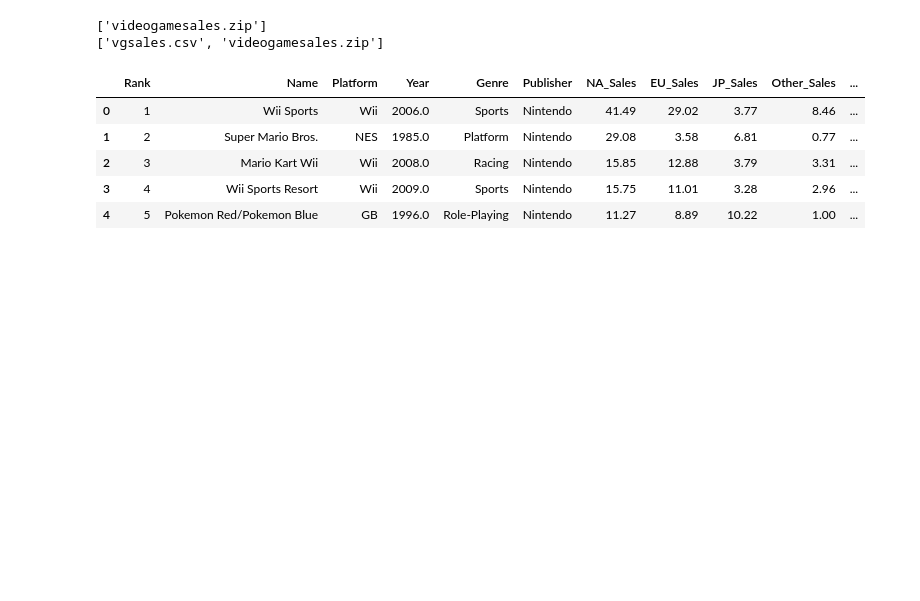
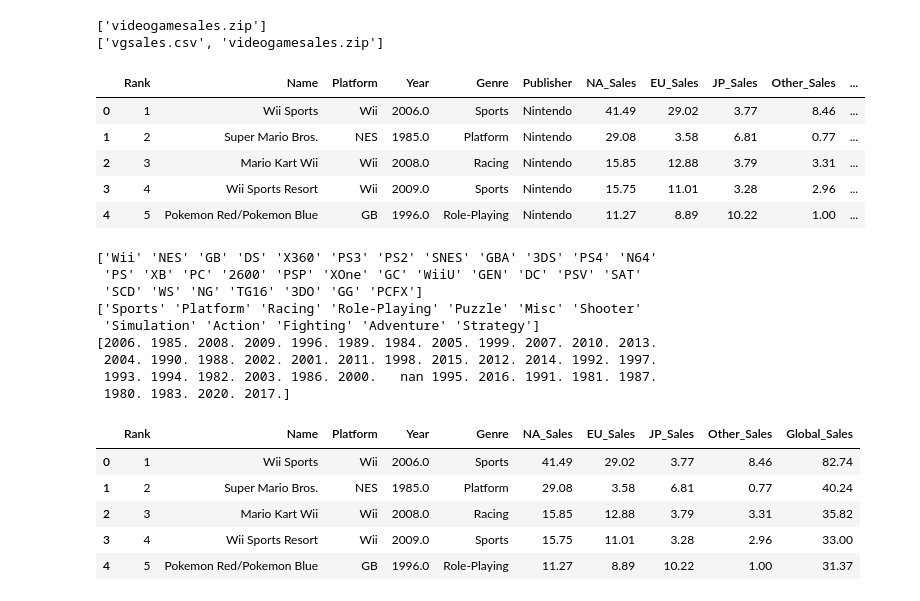
Before and after one commit to daring-board/clustering_practice, a Jupyter notebook: DataManage.ipynb, the cells around one changed output. Cells and saved outputs as stored; diff of their text form; code cells hidden in the pictures; blank space fills up the shorter version.

```diff
--- a/DataManage.ipynb
+++ b/DataManage.ipynb
@@ -24,8 +24,8 @@ import pandas as pd
 data_dir = './data/'
 file_list = [f for f in os.listdir(data_dir) if '.zip' not in f]
 
-df = pd.read_csv(data_dir+file_list[0])
-df.head()
+org_df = pd.read_csv(data_dir+file_list[0])
+org_df.head()
 # %% [output]
 |  | Rank | Name | Platform | Year | Genre | Publisher | NA_Sales | EU_Sales | JP_Sales | Other_Sales | ... |
 | 0 | 1 | Wii Sports | Wii | 2006.0 | Sports | Nintendo | 41.49 | 29.02 | 3.77 | 8.46 | ... |
@@ -33,3 +33,26 @@ df.head()
 | 2 | 3 | Mario Kart Wii | Wii | 2008.0 | Racing | Nintendo | 15.85 | 12.88 | 3.79 | 3.31 | ... |
 | 3 | 4 | Wii Sports Resort | Wii | 2009.0 | Sports | Nintendo | 15.75 | 11.01 | 3.28 | 2.96 | ... |
 | 4 | 5 | Pokemon Red/Pokemon Blue | GB | 1996.0 | Role-Playing | Nintendo | 11.27 | 8.89 | 10.22 | 1.00 | ... |
+# %%
+print(org_df.Platform.unique())
+print(org_df.Genre.unique())
+print(org_df.Year.unique())
+# print(org_df.Publisher.unique())
+df = org_df.drop('Publisher', axis=1)
+df.head()
+# %% [output]
+['Wii' 'NES' 'GB' 'DS' 'X360' 'PS3' 'PS2' 'SNES' 'GBA' '3DS' 'PS4' 'N64'
+ 'PS' 'XB' 'PC' '2600' 'PSP' 'XOne' 'GC' 'WiiU' 'GEN' 'DC' 'PSV' 'SAT'
+ 'SCD' 'WS' 'NG' 'TG16' '3DO' 'GG' 'PCFX']
+['Sports' 'Platform' 'Racing' 'Role-Playing' 'Puzzle' 'Misc' 'Shooter'
+ 'Simulation' 'Action' 'Fighting' 'Adventure' 'Strategy']
+[2006. 1985. 2008. 2009. 1996. 1989. 1984. 2005. 1999. 2007. 2010. 2013.
+ 2004. 1990. 1988. 2002. 2001. 2011. 1998. 2015. 2012. 2014. 1992. 1997.
+ 1993. 1994. 1982. 2003. 1986. 2000.   nan 1995. 2016. 1991. 1981. 1987.
+ 1980. 1983. 2020. 2017.]
+|  | Rank | Name | Platform | Year | Genre | NA_Sales | EU_Sales | JP_Sales | Other_Sales | Global_Sales |
+| 0 | 1 | Wii Sports | Wii | 2006.0 | Sports | 41.49 | 29.02 | 3.77 | 8.46 | 82.74 |
+| 1 | 2 | Super Mario Bros. | NES | 1985.0 | Platform | 29.08 | 3.58 | 6.81 | 0.77 | 40.24 |
+| 2 | 3 | Mario Kart Wii | Wii | 2008.0 | Racing | 15.85 | 12.88 | 3.79 | 3.31 | 35.82 |
+| 3 | 4 | Wii Sports Resort | Wii | 2009.0 | Sports | 15.75 | 11.01 | 3.28 | 2.96 | 33.00 |
+| 4 | 5 | Pokemon Red/Pokemon Blue | GB | 1996.0 | Role-Playing | 11.27 | 8.89 | 10.22 | 1.00 | 31.37 |
```
Also changed, not shown: parts of 1 cell of this notebook, 7 other files.
